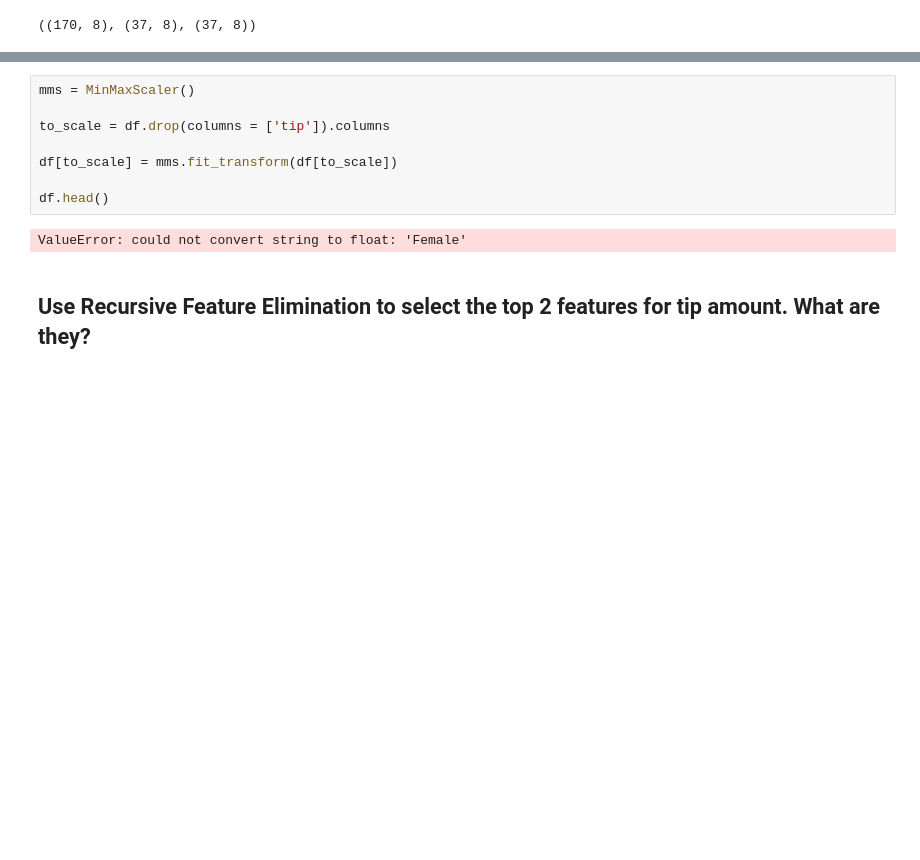
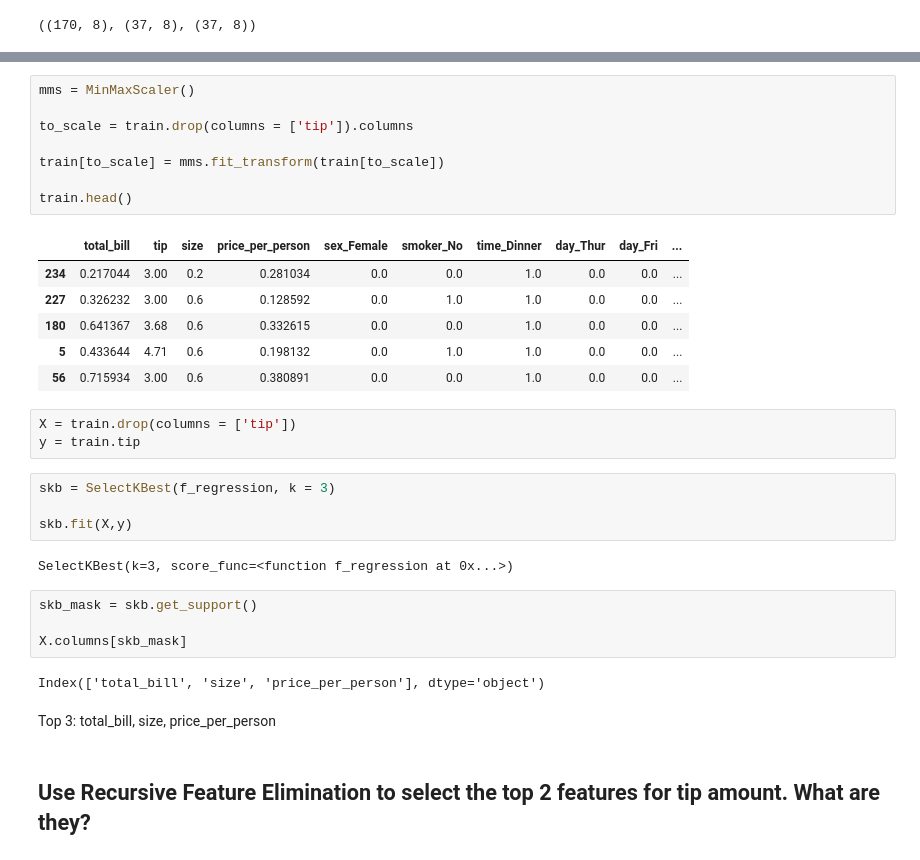
Before and after one commit to Msalazar2/regression-exercises, a Jupyter notebook: feature_engineering.ipynb, the cells around one changed output, grey strips where cells are left out. Drawn from its saved outputs; the diff is of its cells as text; blank space fills up the shorter version.

```diff
--- a/feature_engineering.ipynb
+++ b/feature_engineering.ipynb
@@ -51,12 +73,34 @@ train.shape, val.shape, test.shape
 # %%
 mms = MinMaxScaler()
 
-to_scale = df.drop(columns = ['tip']).columns
+to_scale = train.drop(columns = ['tip']).columns
 
-df[to_scale] = mms.fit_transform(df[to_scale])
+train[to_scale] = mms.fit_transform(train[to_scale])
 
-df.head()
+train.head()
 # %% [output]
-ValueError: could not convert string to float: 'Female'
+|  | total_bill | tip | size | price_per_person | sex_Female | smoker_No | time_Dinner | day_Thur | day_Fri | ... |
+| 234 | 0.217044 | 3.00 | 0.2 | 0.281034 | 0.0 | 0.0 | 1.0 | 0.0 | 0.0 | ... |
+| 227 | 0.326232 | 3.00 | 0.6 | 0.128592 | 0.0 | 1.0 | 1.0 | 0.0 | 0.0 | ... |
+| 180 | 0.641367 | 3.68 | 0.6 | 0.332615 | 0.0 | 0.0 | 1.0 | 0.0 | 0.0 | ... |
+| 5 | 0.433644 | 4.71 | 0.6 | 0.198132 | 0.0 | 1.0 | 1.0 | 0.0 | 0.0 | ... |
+| 56 | 0.715934 | 3.00 | 0.6 | 0.380891 | 0.0 | 0.0 | 1.0 | 0.0 | 0.0 | ... |
+# %%
+X = train.drop(columns = ['tip'])
+y = train.tip
+# %%
+skb = SelectKBest(f_regression, k = 3)
+
+skb.fit(X,y)
+# %% [output]
+SelectKBest(k=3, score_func=<function f_regression at 0x...>)
+# %%
+skb_mask = skb.get_support()
+
+X.columns[skb_mask]
+# %% [output]
+Index(['total_bill', 'size', 'price_per_person'], dtype='object')
+# %% [markdown]
+Top 3: total_bill, size, price_per_person
 # %% [markdown]
 ## Use Recursive Feature Elimination to select the top 2 features for tip amount. What are they?
```
Also changed, not shown: parts of 17 cells of this notebook, 8 other files.
